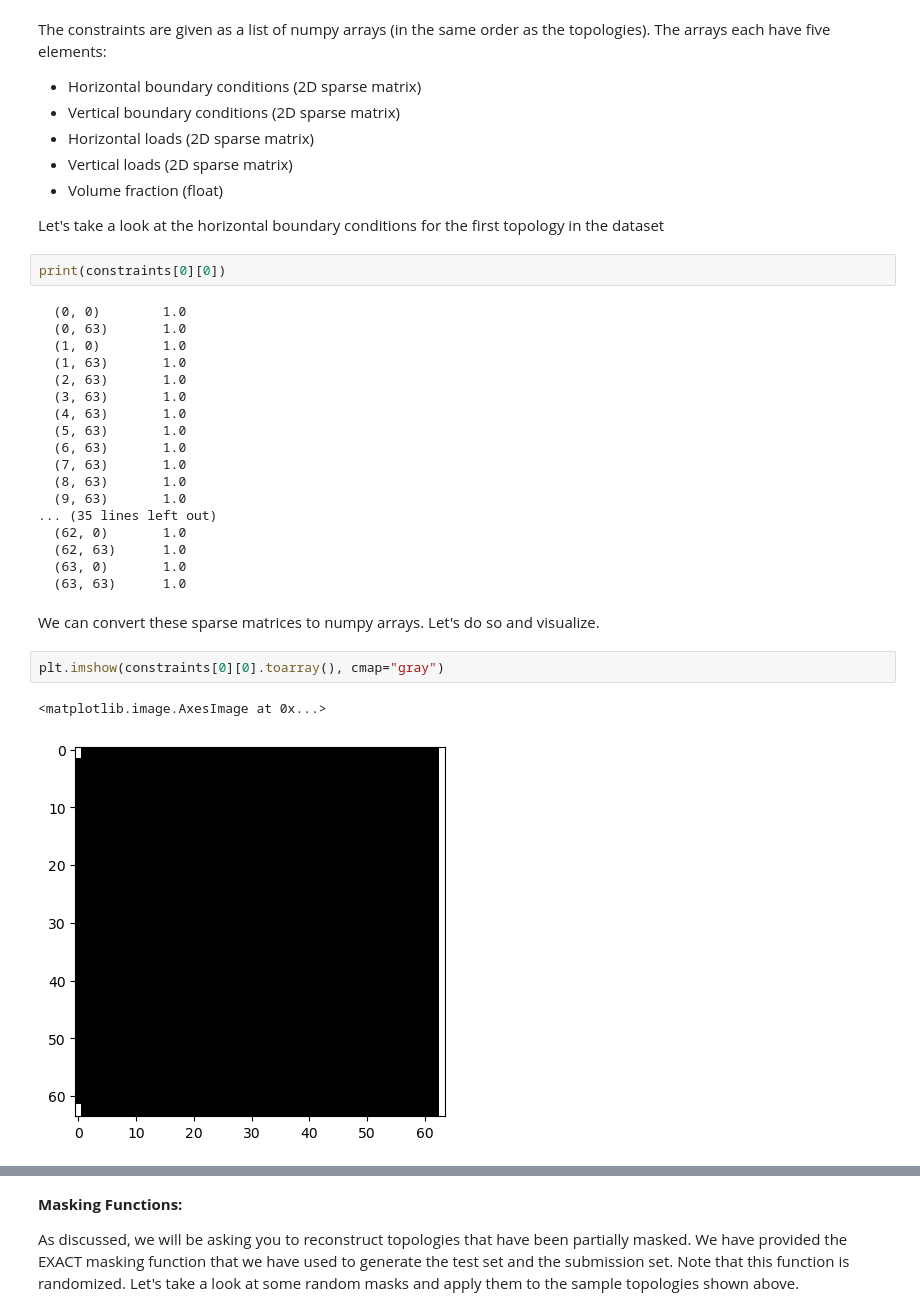
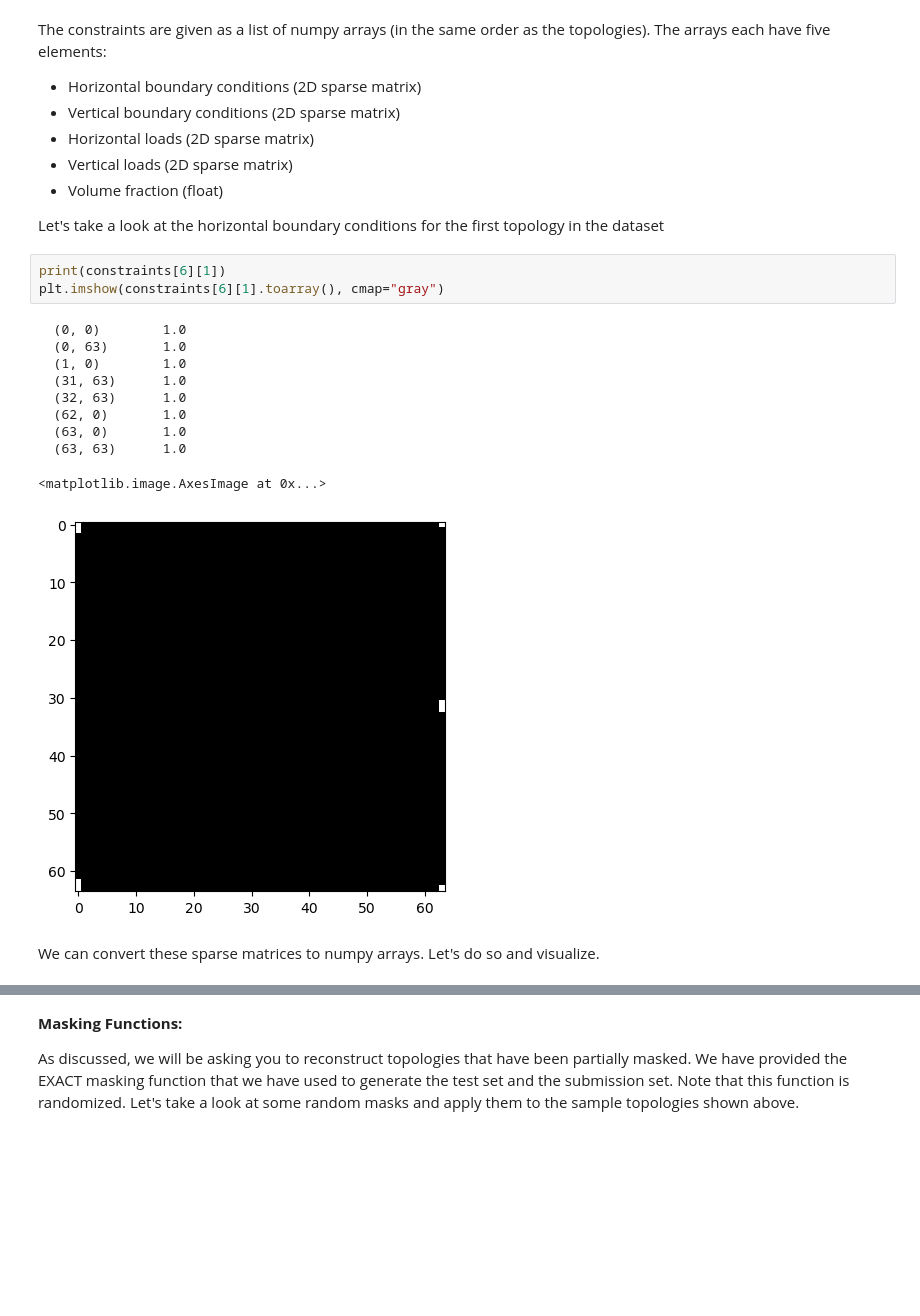
Before and after one commit to zihaofoo/Variational-Autoencoder, a Jupyter notebook: CP3.ipynb, the cells around one changed output, grey strips where cells are left out. Cells and saved outputs as stored; diff of their text form; blank space fills up the shorter version.

```diff
--- a/CP3.ipynb
+++ b/CP3.ipynb
@@ -78,30 +79,19 @@ The constraints are given as a list of numpy arrays (in the same order as the to
 *   Volume fraction (float)
 
 Let's take a look at the horizontal boundary conditions for the first topology in the dataset
-# %%
-print(constraints[0][0])
-# %% [output]
-  (0, 0)        1.0
-  (0, 63)       1.0
-  (1, 0)        1.0
-  (1, 63)       1.0
-  (2, 63)       1.0
-  (3, 63)       1.0
-  (4, 63)       1.0
-  (5, 63)       1.0
-  (6, 63)       1.0
-  (7, 63)       1.0
-  (8, 63)       1.0
-  (9, 63)       1.0
-... (35 lines left out)
-  (62, 0)       1.0
-  (62, 63)      1.0
-  (63, 0)       1.0
-  (63, 63)      1.0
+# %%
+print(constraints[6][1])
+plt.imshow(constraints[6][1].toarray(), cmap="gray")
+# %% [output]
+  (0, 0)        1.0
+  (0, 63)       1.0
+  (1, 0)        1.0
+  (31, 63)      1.0
+  (32, 63)      1.0
+  (62, 0)       1.0
+  (63, 0)       1.0
+  (63, 63)      1.0
+<matplotlib.image.AxesImage at 0x...>
+[figure, added]
 # %% [markdown]
 We can convert these sparse matrices to numpy arrays. Let's do so and visualize.
-# %%
-plt.imshow(constraints[0][0].toarray(), cmap="gray")
-# %% [output]
-<matplotlib.image.AxesImage at 0x...>
-[figure, removed]
```
Also changed, not shown: parts of 2 cells of this notebook, 3 other files.
